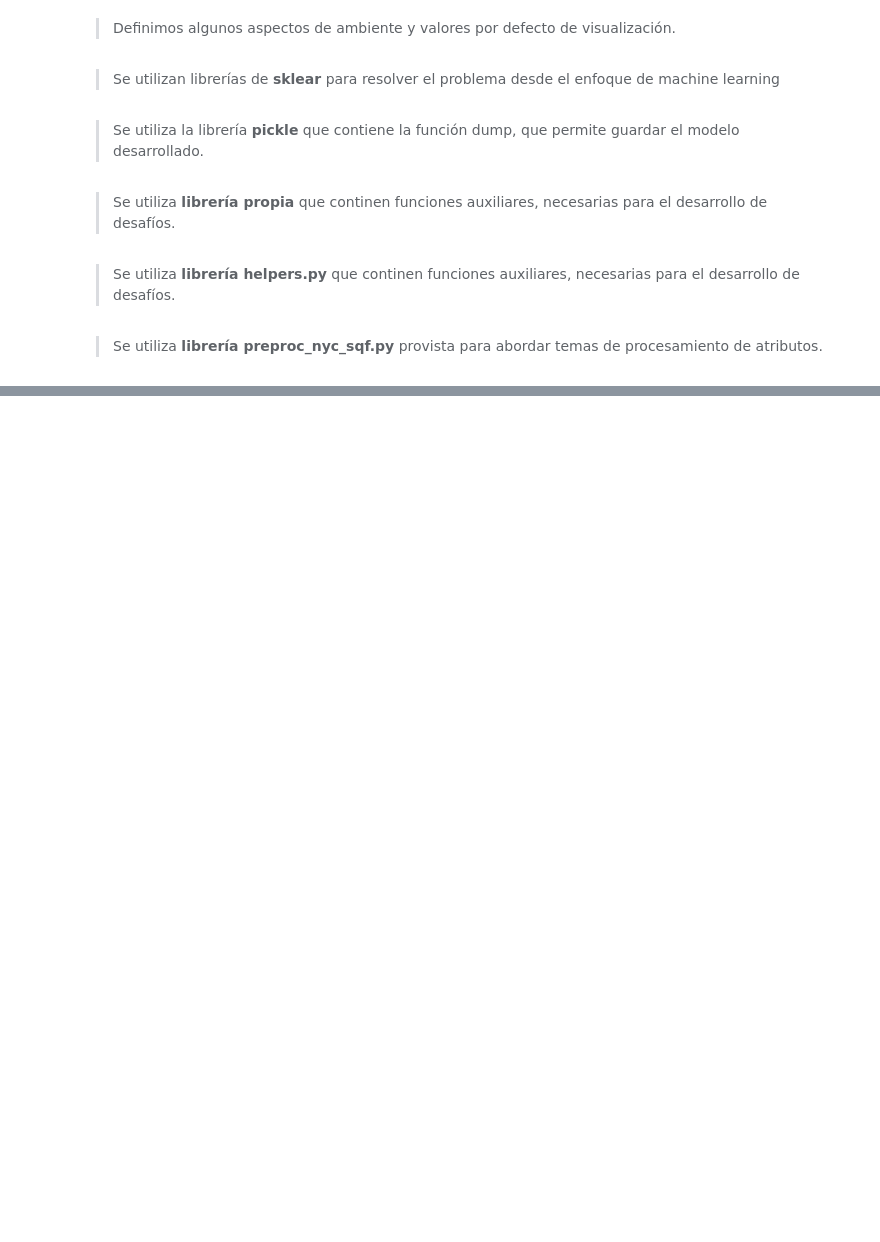
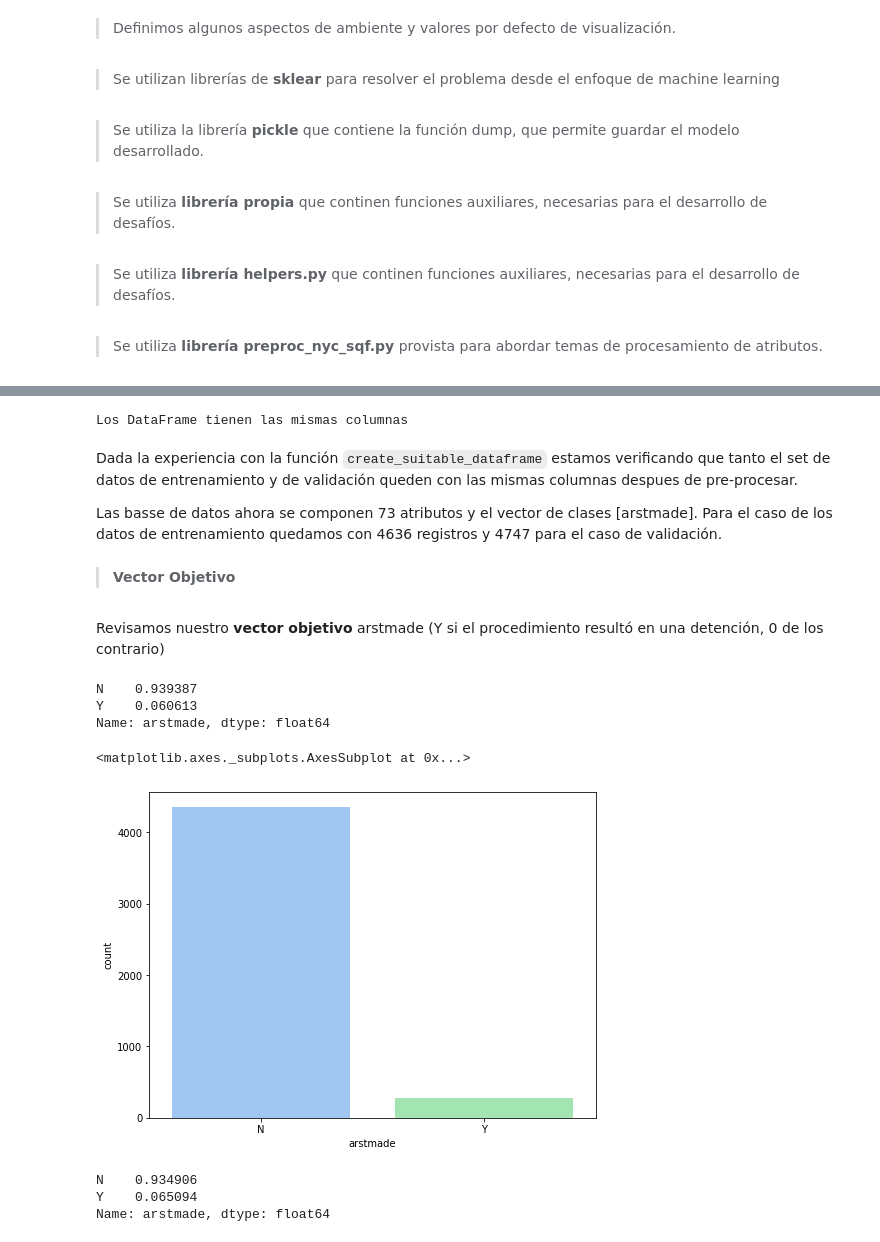
Before and after one commit to ridexmoler/modulo-machine-learning, a Jupyter notebook: prueba/Pablo-Rocco-PRUEBA-2/notebook.ipynb, the cells around one changed output, grey strips where cells are left out. Cells and saved outputs as stored; diff of their text form; code cells hidden in the pictures; blank space fills up the shorter version.

```diff
--- a/prueba/Pablo-Rocco-PRUEBA-2/notebook.ipynb
+++ b/prueba/Pablo-Rocco-PRUEBA-2/notebook.ipynb
@@ -172,0 +257,2 @@ import preproc_nyc_sqf as preproc
+# %%
+force_object = ['addrpct', 'detailcm']
@@ -172,0 +261,7 @@ import preproc_nyc_sqf as preproc
+# %%
+force_delete = ['asltweap', 'post']
+# %%
+# Se pre-procesa el DataFrame de entrenamiento
+df_train, cat_col_train, num_col_train = preproc.create_suitable_dataframe(df_train_raw,
+                                                                           force_object = force_object,
+                                                                           force_delete = force_delete)
@@ -172,0 +281,34 @@ import preproc_nyc_sqf as preproc
+# %%
+if sum(df_train.columns == df_test.columns)==df_train.shape[1]==df_test.shape[1]:
+    print("Los DataFrame tienen las mismas columnas")
+# %% [output]
+Los DataFrame tienen las mismas columnas
+# %% [markdown]
+Dada la experiencia con la función `create_suitable_dataframe` estamos verificando que tanto el set de datos de entrenamiento y de validación queden con las mismas columnas despues de pre-procesar.
+
+Las basse de datos ahora se componen 73 atributos y el vector de clases [arstmade]. Para el caso de los datos de entrenamiento quedamos con 4636 registros y 4747 para el caso de validación.
+# %% [markdown]
+> __Vector Objetivo__
+# %% [markdown]
+Revisamos nuestro __vector objetivo__ arstmade (Y si el procedimiento resultó en una detención, 0 de los contrario)
+# %%
+# Balance de clase datos de entrenamiento, vector objetivo
+df_train.arstmade.value_counts('%')
+# %% [output]
+N    0.939387
+Y    0.060613
+Name: arstmade, dtype: float64
+# %%
+# Revisamos gráficamente el desbalance de clases de nuestro vector objetivo
+plt.figure(figsize=(8,6))
+sns.countplot(x='arstmade', data=df_train)
+# %% [output]
+<matplotlib.axes._subplots.AxesSubplot at 0x...>
+[figure, added]
+# %%
+# Balance de clase datos de validación, vector objetivo
+df_test.arstmade.value_counts('%')
+# %% [output]
+N    0.934906
+Y    0.065094
+Name: arstmade, dtype: float64
```
Also changed, not shown: parts of 69 cells of this notebook.
